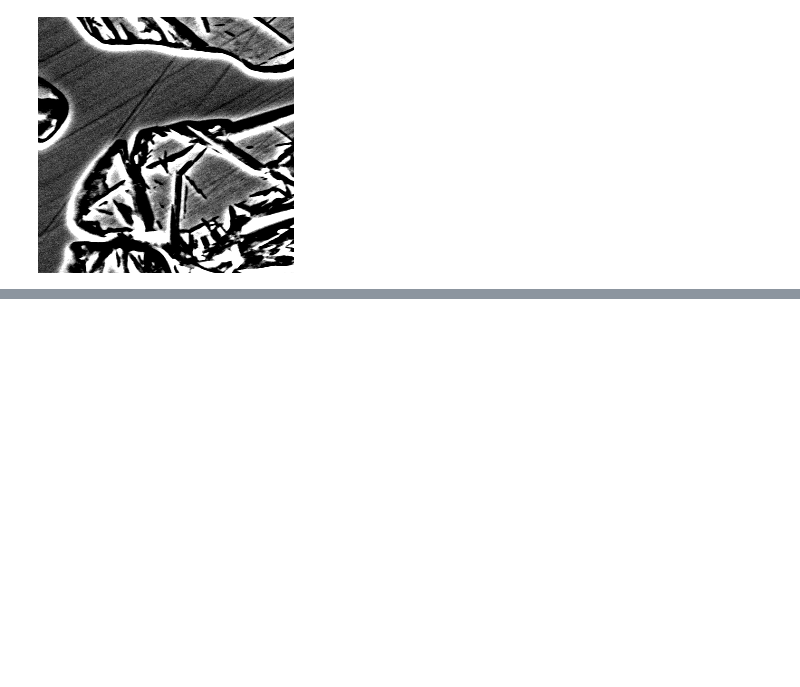
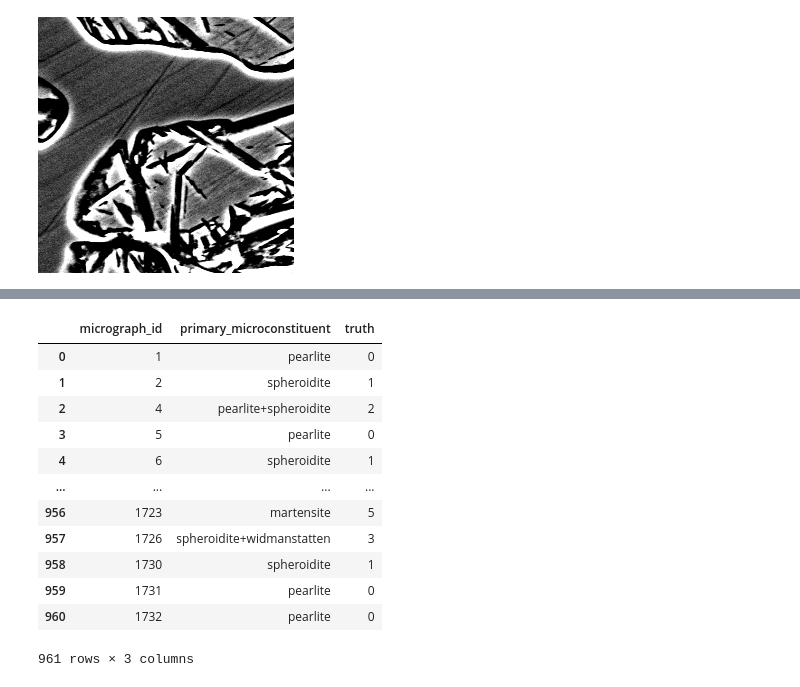
Before and after one commit to raghavmallampalli/C_NN_OpenACC, a Jupyter notebook: data_generator.ipynb, the cells around one changed output, grey strips where cells are left out. Saved outputs shown, nothing was run; the diff lists cells and outputs as text; code cells hidden in the pictures; blank space fills up the shorter version.

```diff
--- a/data_generator.ipynb
+++ b/data_generator.ipynb
@@ -43,0 +81,30 @@ np.savetxt("image_csv_files/image1.csv",data[-256:,-256:], fmt="%d")
+# %%
+y = pd.read_csv("nist_dataset/class_labels.csv")
+labels = list(y['primary_microconstituent'].unique())
+# %%
+def f(row):
+    if row['primary_microconstituent'] == labels[0]: val = 0
+    elif row['primary_microconstituent'] == labels[1]: val = 1
+    elif row['primary_microconstituent'] == labels[2]: val = 2
+    elif row['primary_microconstituent'] == labels[3]: val = 3
+    elif row['primary_microconstituent'] == labels[4]: val = 4
+    elif row['primary_microconstituent'] == labels[6]: val = 6
+    else: val = 5
+    return val
+# %%
+y['truth'] = y.apply(f,axis=1)
+y
+# %% [output]
+|  | micrograph_id | primary_microconstituent | truth |
+| 0 | 1 | pearlite | 0 |
+| 1 | 2 | spheroidite | 1 |
+| 2 | 4 | pearlite+spheroidite | 2 |
+| 3 | 5 | pearlite | 0 |
+| 4 | 6 | spheroidite | 1 |
+| ... | ... | ... | ... |
+| 956 | 1723 | martensite | 5 |
+| 957 | 1726 | spheroidite+widmanstatten | 3 |
+| 958 | 1730 | spheroidite | 1 |
+| 959 | 1731 | pearlite | 0 |
+| 960 | 1732 | pearlite | 0 |
+961 rows × 3 columns
```
Also changed, not shown: parts of 10 cells of this notebook, 6 other files.
